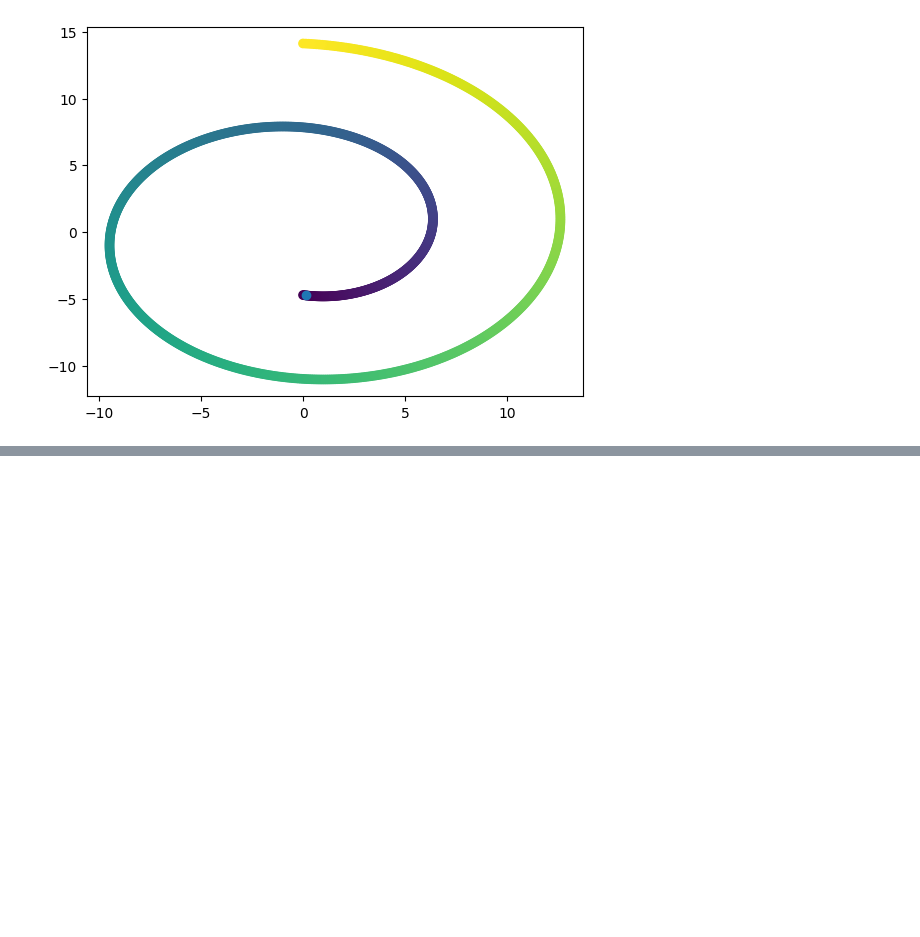
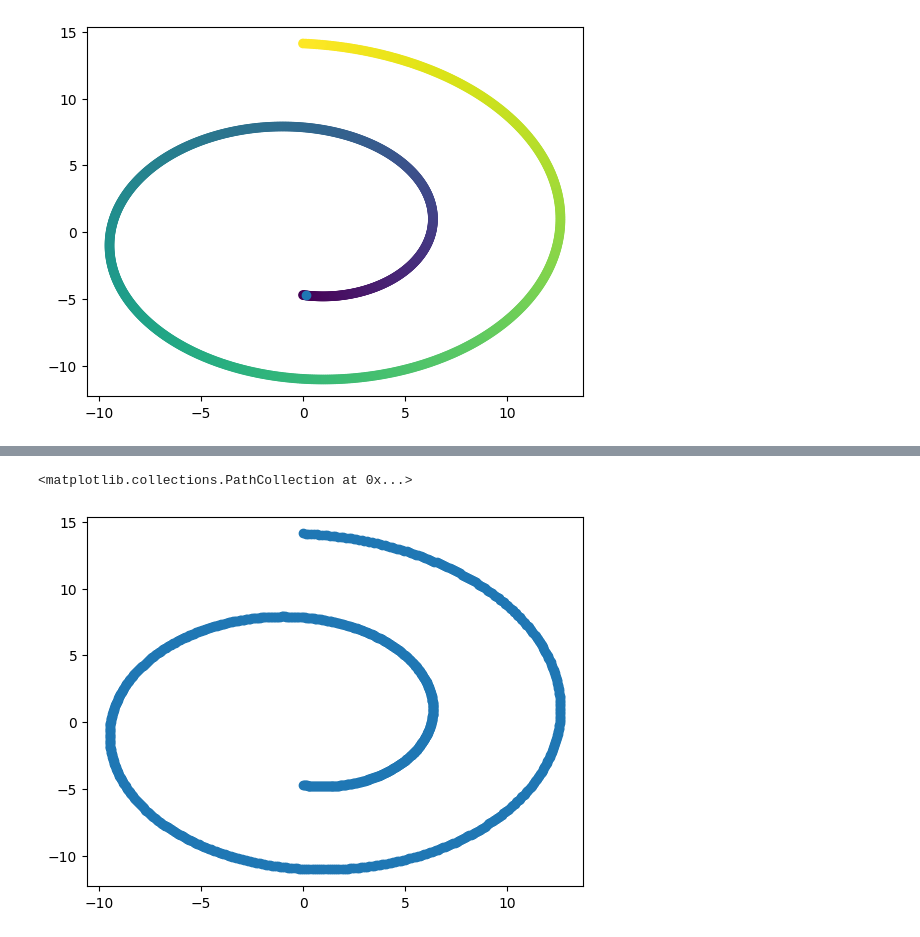
Before and after one commit to alessimichele/Unsupervised-Learning-2023, a Jupyter notebook: my_solution/Lab3bis.ipynb, the cells around one changed output, grey strips where cells are left out. Drawn from its saved outputs; the diff is of its cells as text; code cells hidden in the pictures; blank space fills up the shorter version.

```diff
--- a/my_solution/Lab3bis.ipynb
+++ b/my_solution/Lab3bis.ipynb
@@ -68,0 +81,8 @@ plt.scatter(first_comp, second_comp, c = phi)
+# %%
+fc = np.array([X[i,0] for i in range(X.shape[0])])
+sc = np.array([X[i,1] for i in range(X.shape[0])])
+
+plt.scatter(fc,sc )
+# %% [output]
+<matplotlib.collections.PathCollection at 0x...>
+[figure, added]
```
Also changed, not shown: parts of 4 cells of this notebook.
